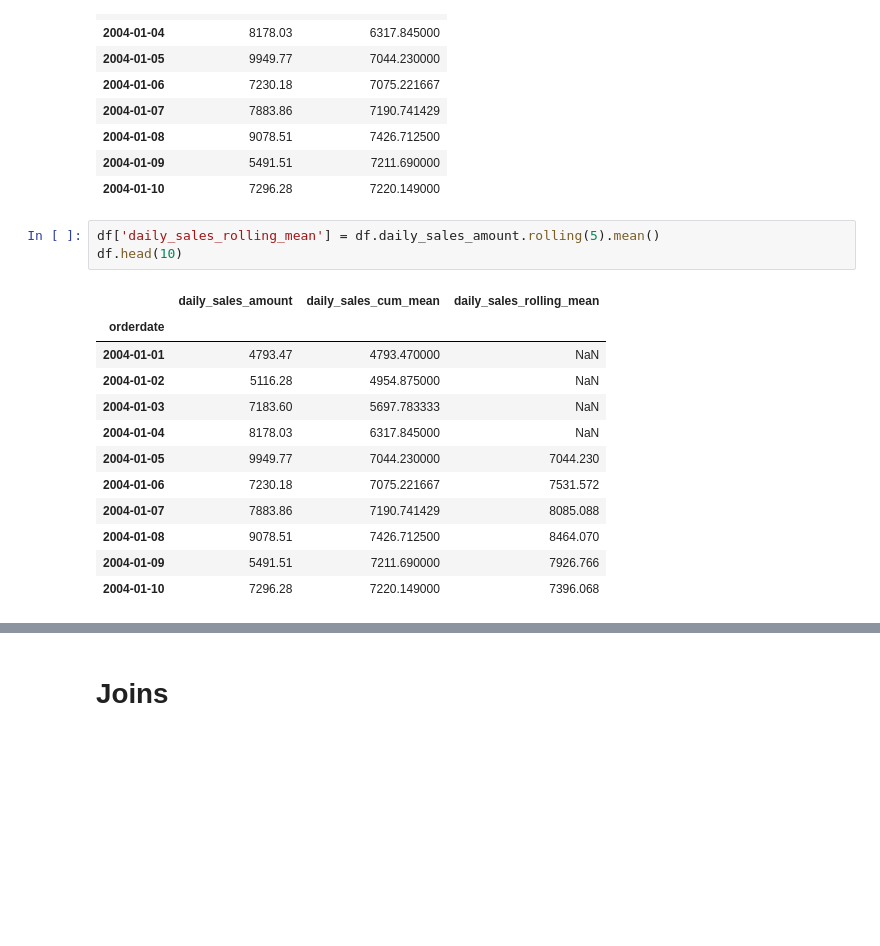
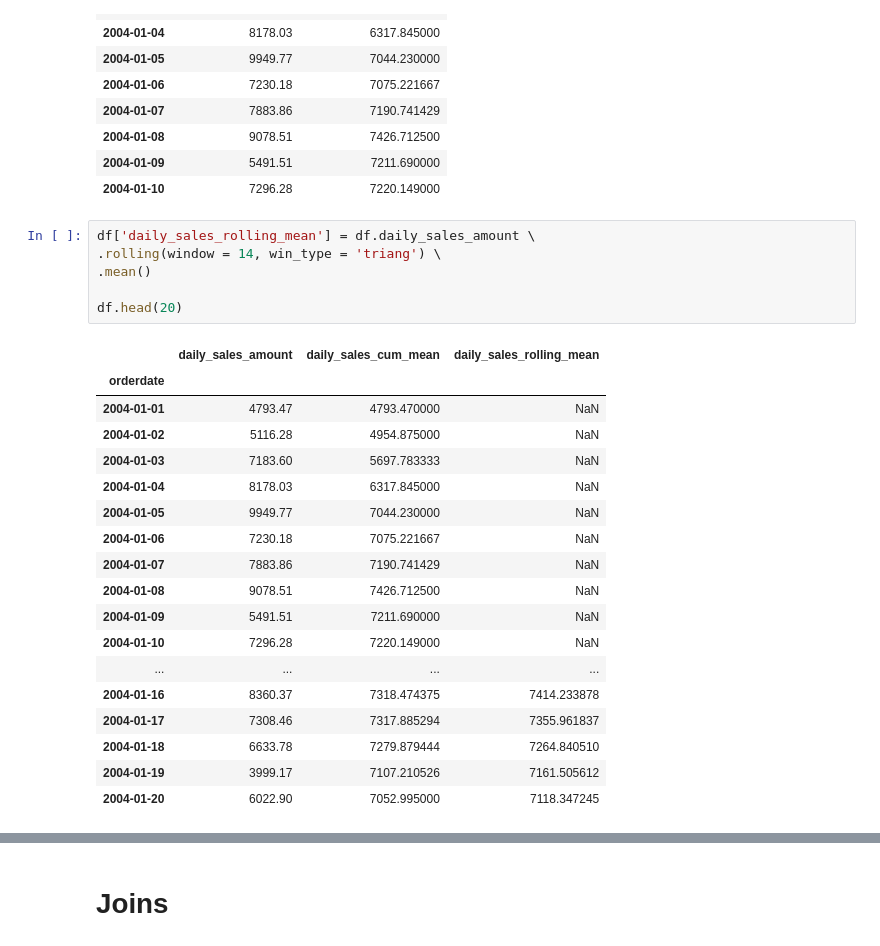
Before and after one commit to raphaelvannson/interviewprep, a Jupyter notebook: jupyter/pandas_prep.ipynb, the cells around one changed output, grey strips where cells are left out. Cells and saved outputs as stored; diff of their text form; blank space fills up the shorter version.

```diff
--- a/jupyter/pandas_prep.ipynb
+++ b/jupyter/pandas_prep.ipynb
@@ -240,19 +261,28 @@ df.head(10)
 | 2004-01-09 | 5491.51 | 7211.690000 |
 | 2004-01-10 | 7296.28 | 7220.149000 |
 # %%
-df['daily_sales_rolling_mean'] = df.daily_sales_amount.rolling(5).mean()
-df.head(10)
+df['daily_sales_rolling_mean'] = df.daily_sales_amount \
+.rolling(window = 14, win_type = 'triang') \
+.mean()
+
+df.head(20)
 # %% [output]
 |  | daily_sales_amount | daily_sales_cum_mean | daily_sales_rolling_mean |
 | orderdate |  |  |  |
 | 2004-01-01 | 4793.47 | 4793.470000 | NaN |
 | 2004-01-02 | 5116.28 | 4954.875000 | NaN |
 | 2004-01-03 | 7183.60 | 5697.783333 | NaN |
 | 2004-01-04 | 8178.03 | 6317.845000 | NaN |
-| 2004-01-05 | 9949.77 | 7044.230000 | 7044.230 |
-| 2004-01-06 | 7230.18 | 7075.221667 | 7531.572 |
-| 2004-01-07 | 7883.86 | 7190.741429 | 8085.088 |
-| 2004-01-08 | 9078.51 | 7426.712500 | 8464.070 |
-| 2004-01-09 | 5491.51 | 7211.690000 | 7926.766 |
-| 2004-01-10 | 7296.28 | 7220.149000 | 7396.068 |
+| 2004-01-05 | 9949.77 | 7044.230000 | NaN |
+| 2004-01-06 | 7230.18 | 7075.221667 | NaN |
+| 2004-01-07 | 7883.86 | 7190.741429 | NaN |
+| 2004-01-08 | 9078.51 | 7426.712500 | NaN |
+| 2004-01-09 | 5491.51 | 7211.690000 | NaN |
+| 2004-01-10 | 7296.28 | 7220.149000 | NaN |
+| ... | ... | ... | ... |
+| 2004-01-16 | 8360.37 | 7318.474375 | 7414.233878 |
+| 2004-01-17 | 7308.46 | 7317.885294 | 7355.961837 |
+| 2004-01-18 | 6633.78 | 7279.879444 | 7264.840510 |
+| 2004-01-19 | 3999.17 | 7107.210526 | 7161.505612 |
+| 2004-01-20 | 6022.90 | 7052.995000 | 7118.347245 |
 # %%
```
Also changed, not shown: parts of 25 cells of this notebook.
